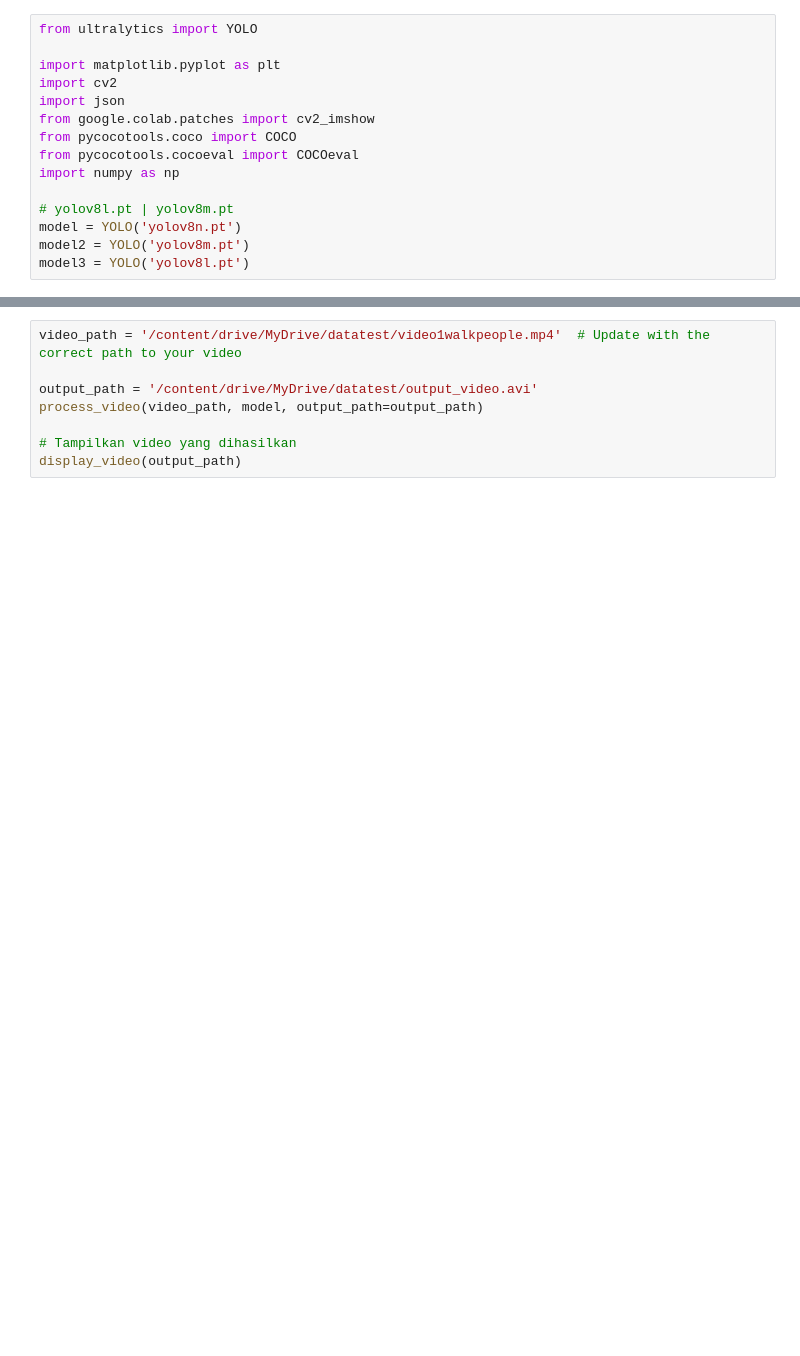
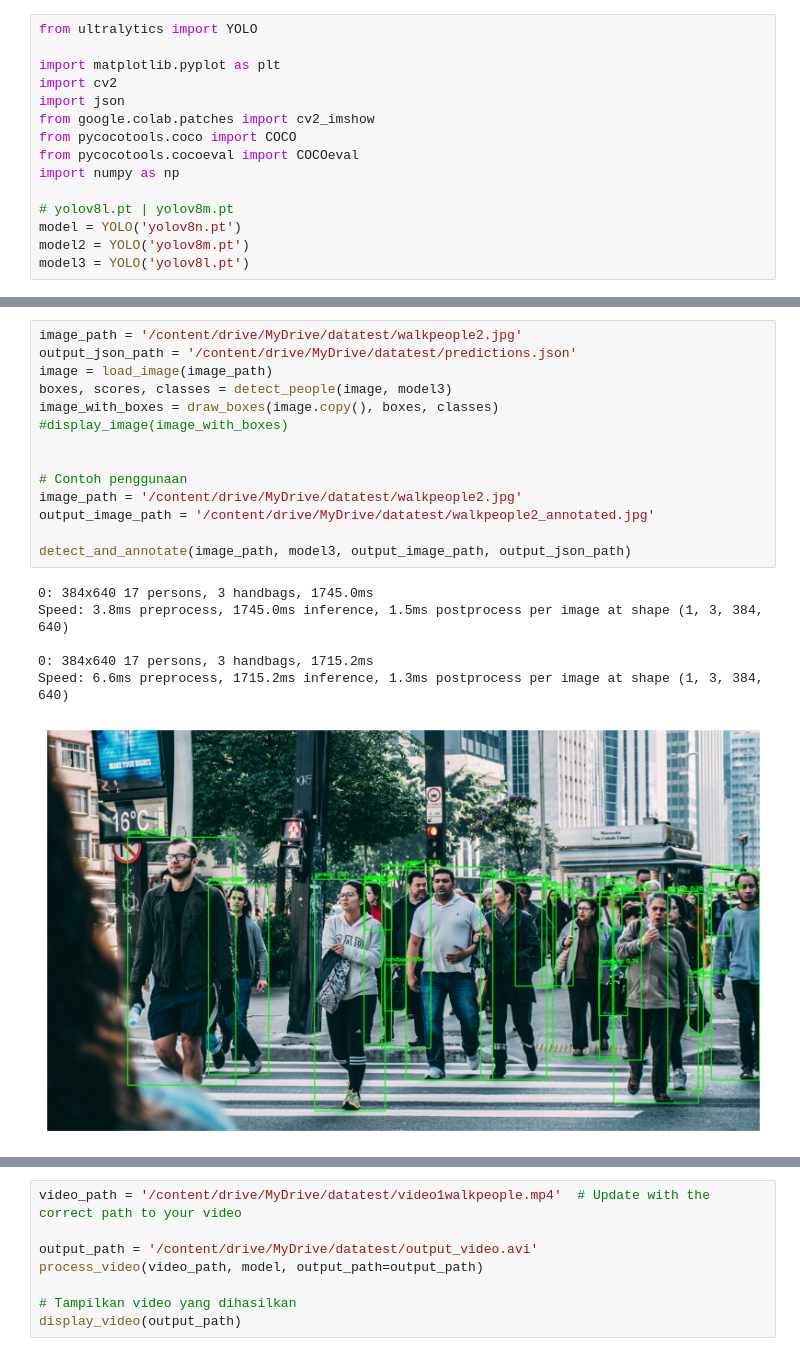
Before and after one commit to furen81/DetectPeople, a Jupyter notebook: DetectPeople_yolo8.ipynb, the cells around one changed output, grey strips where cells are left out. Cells and saved outputs as stored; diff of their text form; blank space fills up the shorter version.

```diff
--- a/DetectPeople_yolo8.ipynb
+++ b/DetectPeople_yolo8.ipynb
@@ -131 +167,22 @@ def display_video(video_path):
+# %%
+image_path = '/content/drive/MyDrive/datatest/walkpeople2.jpg'
+output_json_path = '/content/drive/MyDrive/datatest/predictions.json'
+image = load_image(image_path)
+boxes, scores, classes = detect_people(image, model3)
+image_with_boxes = draw_boxes(image.copy(), boxes, classes)
+#display_image(image_with_boxes)
+
+
+# Contoh penggunaan
+image_path = '/content/drive/MyDrive/datatest/walkpeople2.jpg'
+output_image_path = '/content/drive/MyDrive/datatest/walkpeople2_annotated.jpg'
+
+detect_and_annotate(image_path, model3, output_image_path, output_json_path)
+# %% [output]
+0: 384x640 17 persons, 3 handbags, 1745.0ms
+Speed: 3.8ms preprocess, 1745.0ms inference, 1.5ms postprocess per image at shape (1, 3, 384, 640)
+
+0: 384x640 17 persons, 3 handbags, 1715.2ms
+Speed: 6.6ms preprocess, 1715.2ms inference, 1.3ms postprocess per image at shape (1, 3, 384, 640)
+[figure, added]
 # %%
```
Also changed, not shown: parts of 12 cells of this notebook, 3 other files.
